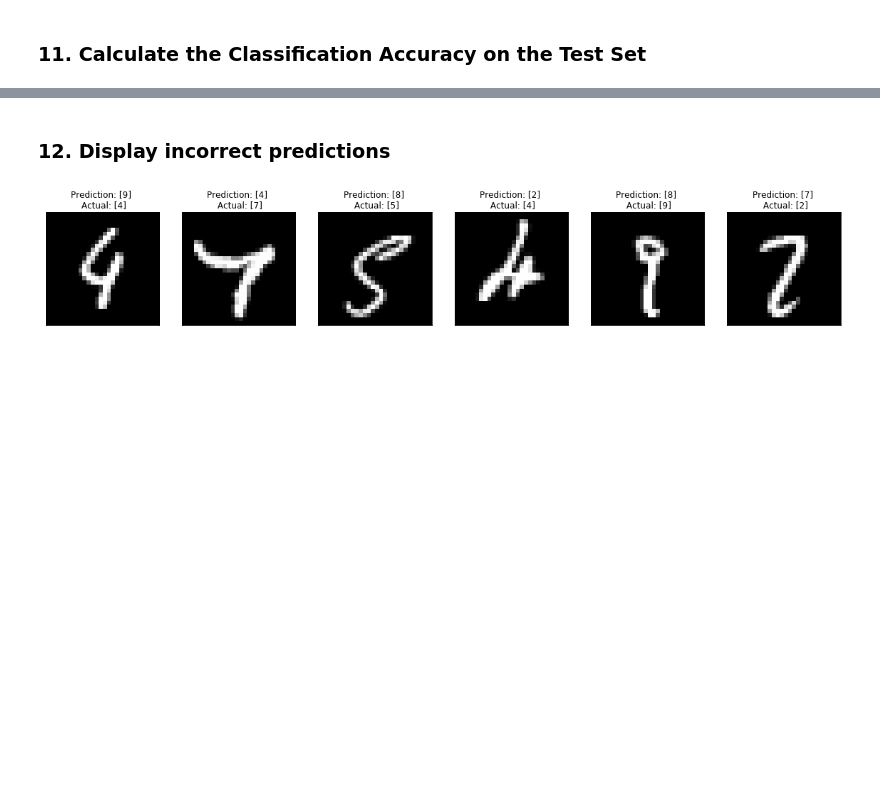
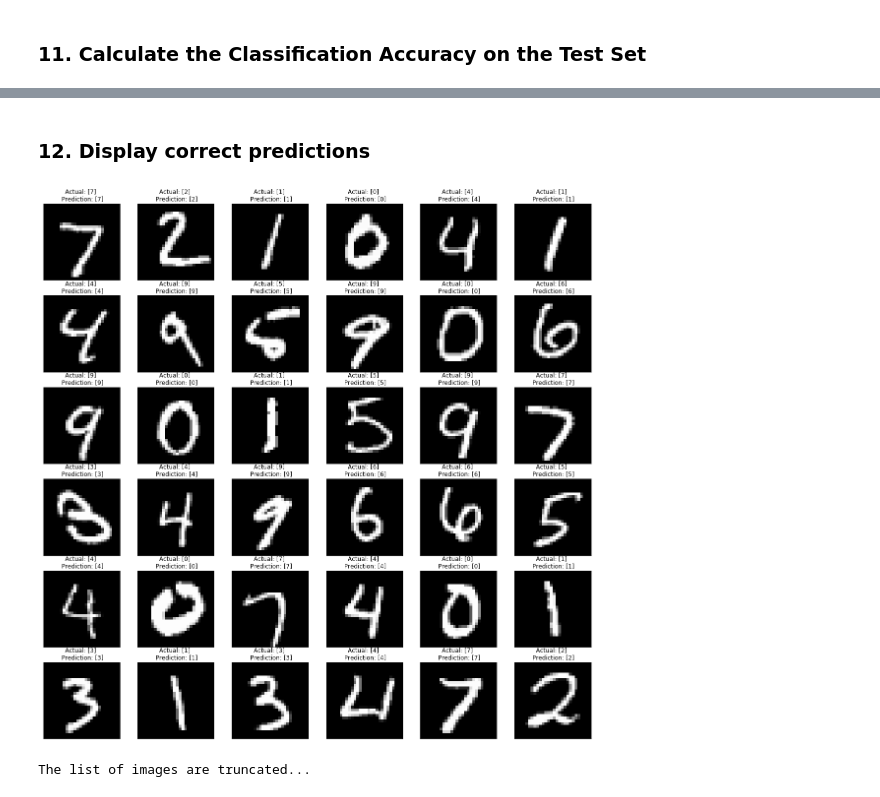
Before and after one commit to woo-chia-wei/udacity-machine-learning-engineer, a Jupyter notebook: 00_exercises/16_multilayer_peceptron_2.ipynb, the cells around one changed output, grey strips where cells are left out. Drawn from its saved outputs; the diff is of its cells as text; code cells hidden in the pictures; blank space fills up the shorter version.

Commit message:
Added correct/wrong image displays into mlp 2.

```diff
--- a/00_exercises/16_multilayer_peceptron_2.ipynb
+++ b/00_exercises/16_multilayer_peceptron_2.ipynb
@@ -189,20 +189,33 @@ Test accuracy: 97.8800%
 # %% [markdown]
-### 12. Display incorrect predictions
+### 12. Display correct predictions
 # %%
-prediction = np.argmax(model.predict(X_test), axis=1)
-actual = np.argmax(y_test, axis=1)
-wrong_prediction = np.argwhere(prediction != actual)
-test_images = X_test.astype('float32') * 255
+def plot_prediction_model(actual, prediction, images, prediction_type):
+    fig = plt.figure(figsize=(20,20))
 
-fig = plt.figure(figsize=(20,20))
-for i in range(6):
-    ax = fig.add_subplot(1, 6, i+1, xticks=[], yticks=[])
+    if prediction_type == 'positive':
+        display_set = np.argwhere(prediction == actual)
+    elif prediction_type == 'negative':
+        display_set = np.argwhere(prediction != actual)
+    else:
+        return
 
-    index = wrong_prediction[i]
-    actual_image = test_images[index]
-    actual_image = actual_image.reshape(28, 28)
+    for i in range(36):
+        ax = fig.add_subplot(6, 6, i+1, xticks=[], yticks=[])
+        index = display_set[i]
+        actual_image = images[index]
+        actual_image = actual_image.reshape(28, 28)
 
-    ax.imshow(actual_image, cmap='gray')
-    ax.set_title(f'Prediction: {prediction[index]} \n Actual: {actual[index]}')
+        ax.imshow(actual_image, cmap='gray')
+        ax.set_title(f'Actual: {actual[index]} \n Prediction: {prediction[index]}')
+
+    plt.show()
+    print('The list of images are truncated...')
-# %% [output]
-[figure, removed]
+# %%
+prediction = np.argmax(model.predict(X_test), axis=1)
+actual = np.argmax(y_test, axis=1)
+images = X_test.astype('float32') * 255
+# %%
+plot_prediction_model(actual, prediction, images, 'positive')
+# %% [output]
+[figure, added]
+The list of images are truncated...
```
Also changed, not shown: parts of 5 cells of this notebook, 2 other files.
